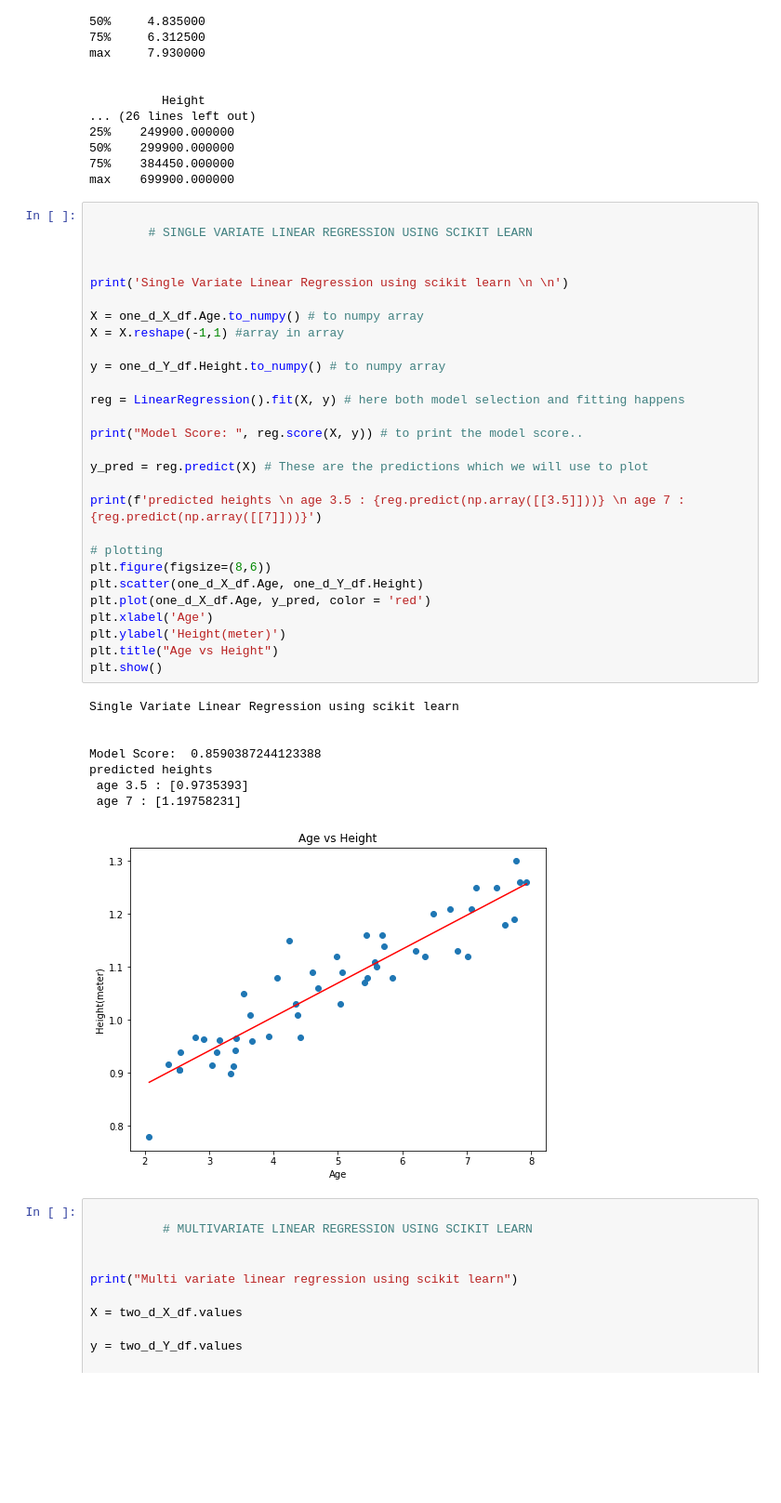
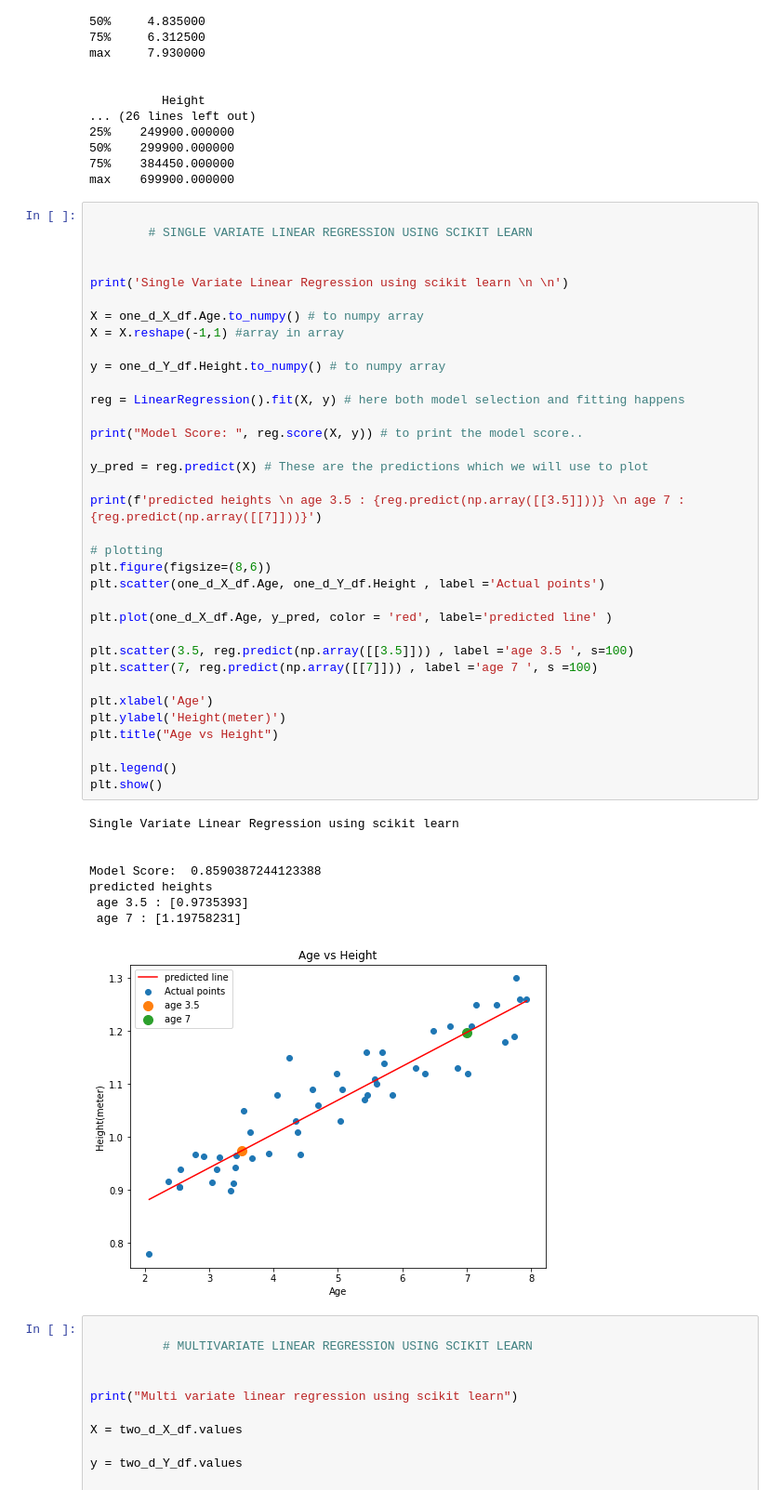
Before and after one commit to anoopjakob/AI_Lab_8_Linear_regression, a Jupyter notebook: AI_lab_8_linear_regression.ipynb, the cells around one changed output. Shown at 93% size. Saved outputs shown, nothing was run; the diff lists cells and outputs as text; blank space fills up the shorter version.

```diff
--- a/AI_lab_8_linear_regression.ipynb
+++ b/AI_lab_8_linear_regression.ipynb
@@ -81,36 +81,43 @@ max    699900.000000
 
 print('Single Variate Linear Regression using scikit learn \n \n')
 
 X = one_d_X_df.Age.to_numpy() # to numpy array
 X = X.reshape(-1,1) #array in array
 
 y = one_d_Y_df.Height.to_numpy() # to numpy array
 
 reg = LinearRegression().fit(X, y) # here both model selection and fitting happens
 
 print("Model Score: ", reg.score(X, y)) # to print the model score..
 
 y_pred = reg.predict(X) # These are the predictions which we will use to plot
 
 print(f'predicted heights \n age 3.5 : {reg.predict(np.array([[3.5]]))} \n age 7 : {reg.predict(np.array([[7]]))}')
 
 # plotting
 plt.figure(figsize=(8,6))
-plt.scatter(one_d_X_df.Age, one_d_Y_df.Height)
-plt.plot(one_d_X_df.Age, y_pred, color = 'red')
+plt.scatter(one_d_X_df.Age, one_d_Y_df.Height , label ='Actual points')
+
+plt.plot(one_d_X_df.Age, y_pred, color = 'red', label='predicted line' )
+
+plt.scatter(3.5, reg.predict(np.array([[3.5]])) , label ='age 3.5 ', s=100)
+plt.scatter(7, reg.predict(np.array([[7]])) , label ='age 7 ', s =100)
+
 plt.xlabel('Age')
 plt.ylabel('Height(meter)')
 plt.title("Age vs Height")
+
+plt.legend()
 plt.show()
 # %% [output]
 Single Variate Linear Regression using scikit learn
 
 
 Model Score:  0.8590387244123388
 predicted heights
  age 3.5 : [0.9735393]
  age 7 : [1.19758231]
-[figure, old version]
+[figure, new version]
 # %%
 
           # MULTIVARIATE LINEAR REGRESSION USING SCIKIT LEARN
```
Also changed, not shown: parts of 12 cells of this notebook.
